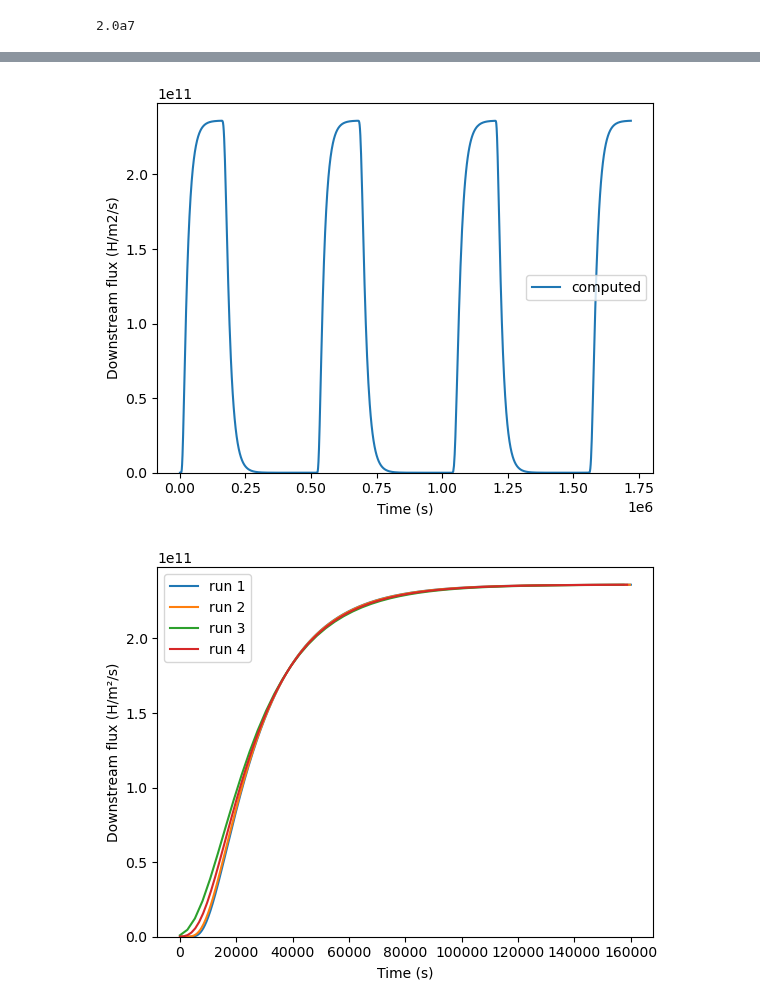
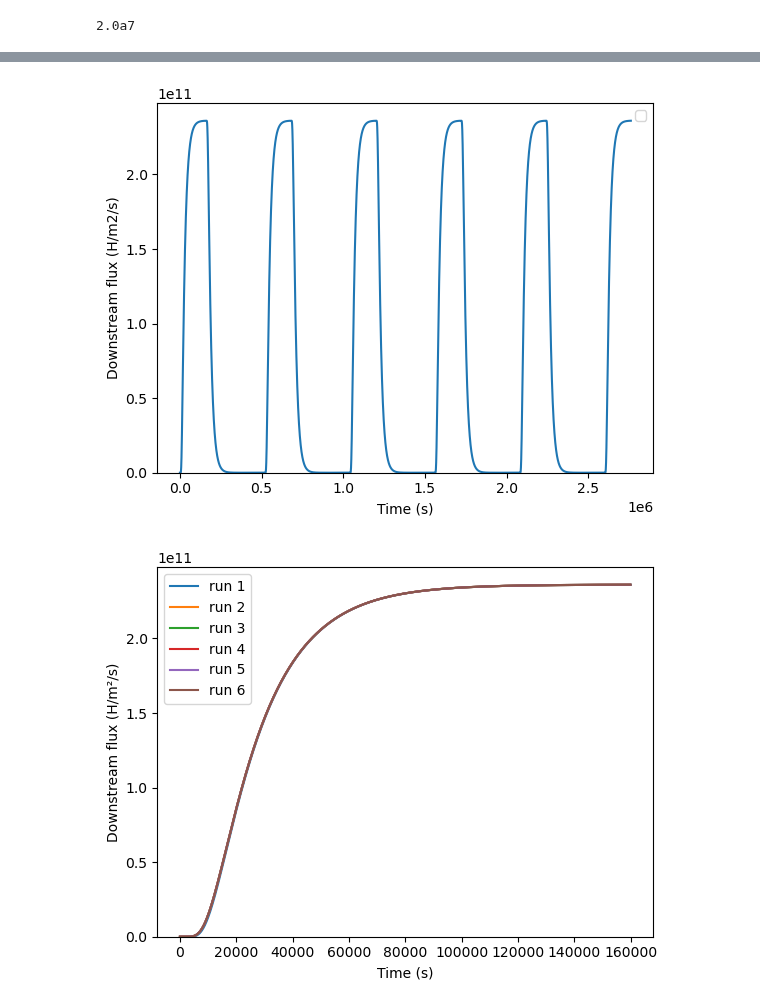
Before and after one commit to WeaverC20/permeation_barrier_analysis, a Jupyter notebook: two_layer_numerical/timelag_analysis.ipynb, the cells around one changed output, grey strips where cells are left out. Saved outputs shown, nothing was run; the diff lists cells and outputs as text; code cells hidden in the pictures.

```diff
--- a/two_layer_numerical/timelag_analysis.ipynb
+++ b/two_layer_numerical/timelag_analysis.ipynb
@@ -28,12 +28,12 @@ tungsten = F.Material(
 import ufl
 
 # ---- User inputs ----
-run_length  = 1.6e5   # s
-bake_length = 3.6e5   # s
-n_runs      = 4       # arbitrary number of runs
+run_length = 1.6e5 # s
+bake_length = 3.6e5 # s
+n_runs = 6 # arbitrary number of runs
 
-P_run  = 1.0e5        # pressure during runs (Pa)
-P_bake = 0.0          # pressure during bakes (Pa)
+P_run = 1.0e5 # pressure during runs (Pa)
+P_bake = 0.0 # pressure during bakes (Pa)
 
 # ---- Build milestones and final_time ----
 milestones = []
@@ -128,16 +125,16 @@ ld: warning: duplicate -rpath '/opt/anaconda3/envs/festim2-env/lib' ignored
 # %%
 times = permeation_flux.t
 
 import matplotlib.pyplot as plt
 
-plt.plot(times, np.abs(permeation_flux.data), alpha=1, label="computed")
+plt.plot(times, np.abs(permeation_flux.data))
 plt.ylim(bottom=0)
 plt.xlabel("Time (s)")
 plt.ylabel("Downstream flux (H/m2/s)")
 plt.legend()
 plt.show()
 # %% [output]
-[figure, old version]
+[figure, new version]
 # %%
 import numpy as np
 import matplotlib.pyplot as plt
@@ -193,4 +190,4 @@ plt.ylabel("Downstream flux (H/m²/s)")
 plt.legend()
 plt.show()
 # %% [output]
-[figure, old version]
+[figure, new version]
```
Also changed, not shown: parts of 2 cells of this notebook, 1 other file.
